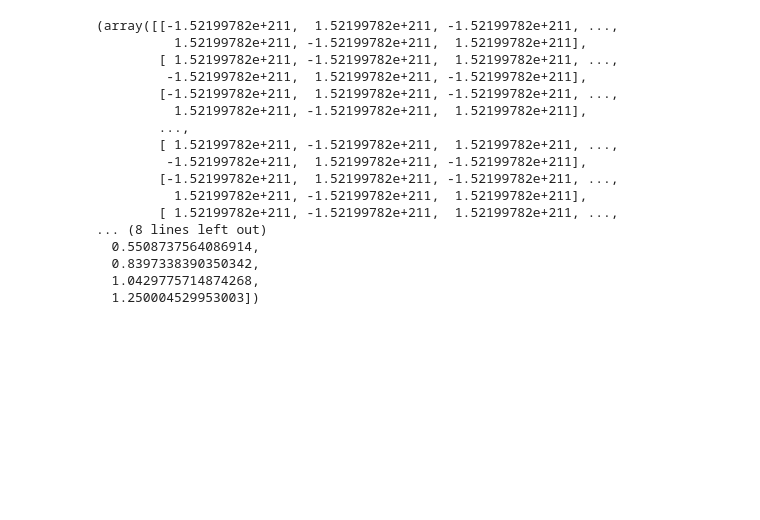
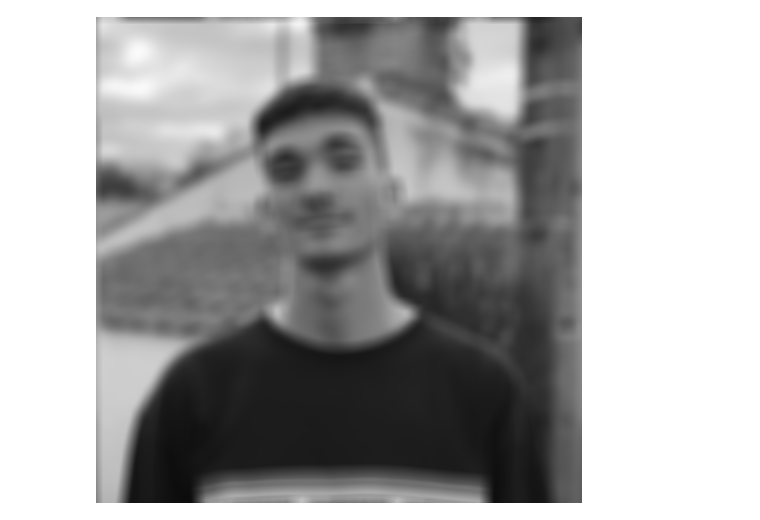
Before and after one commit to VictorCilleros/Image_Restoration_SDI, a Jupyter notebook: src/test.ipynb, the cells around one changed output. Saved outputs shown, nothing was run; the diff lists cells and outputs as text; code cells hidden in the pictures; blank space fills up the shorter version.

```diff
--- a/src/test.ipynb
+++ b/src/test.ipynb
@@ -6,8 +6,12 @@ import numpy as np
 %autoreload 2
 # %%
 x = np.array(Image.open('../image/jerem.jfif').convert('L'))
+xref = x
 h = 1/16 * np.array([[1,2,1],
                      [2,4,2],
                      [1,2,1]])
+
+h = np.ones((15,15))
+h = h / np.linalg.norm(h)**2
 # %%
 from algorithme.admmp2 import ADMMP2
@@ -14,2 +20,4 @@ from algorithme.admmp2 import ADMMP2
+# %%
+algo = ADMMP2(x/255., h, lambd=0.5, mu=0.2, nu=0.4)
 # %%
 y = algo.gaussian_filter_2d()
@@ -22,20 +23,0 @@ algo = ADMMP2(x, h, R, 0.5, 0.2, 0.4)
-# %%
-algo.fit_transform(y/ 255.)
-# %% [output]
-(array([[-1.52199782e+211,  1.52199782e+211, -1.52199782e+211, ...,
-          1.52199782e+211, -1.52199782e+211,  1.52199782e+211],
-        [ 1.52199782e+211, -1.52199782e+211,  1.52199782e+211, ...,
-         -1.52199782e+211,  1.52199782e+211, -1.52199782e+211],
-        [-1.52199782e+211,  1.52199782e+211, -1.52199782e+211, ...,
-          1.52199782e+211, -1.52199782e+211,  1.52199782e+211],
-        ...,
-        [ 1.52199782e+211, -1.52199782e+211,  1.52199782e+211, ...,
-         -1.52199782e+211,  1.52199782e+211, -1.52199782e+211],
-        [-1.52199782e+211,  1.52199782e+211, -1.52199782e+211, ...,
-          1.52199782e+211, -1.52199782e+211,  1.52199782e+211],
-        [ 1.52199782e+211, -1.52199782e+211,  1.52199782e+211, ...,
-... (8 lines left out)
-  0.5508737564086914,
-  0.8397338390350342,
-  1.0429775714874268,
-  1.250004529953003])
@@ -44 +24,5 @@ f, v = algo._precompute_matrix(x, y, 0.3)
+# %%
+Image.fromarray(np.uint8(y*255))
+# %% [output]
+[figure, added]
 # %%
```
Also changed, not shown: parts of 24 cells of this notebook, 1 other file.
